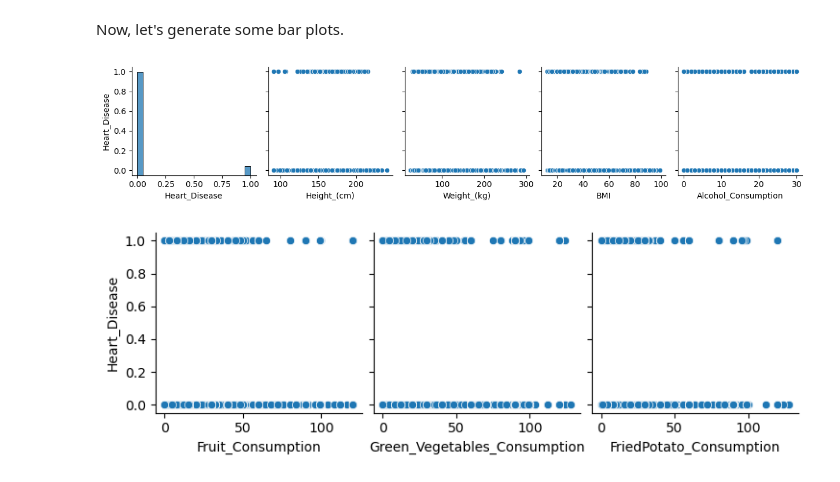
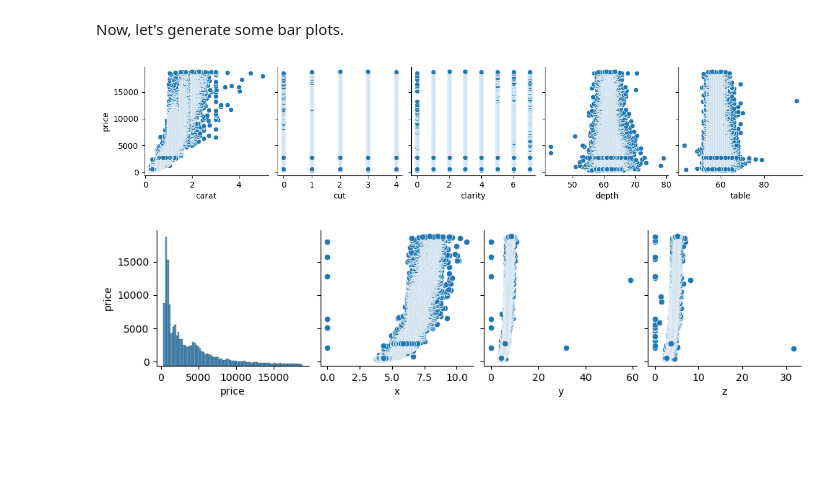
Before and after one commit to rininobaron/IBM_Machine_Learning_Professional_Certificate, a Jupyter notebook: COURSE_1_Exploratory_Data_Analysis_for_Machine_Learning/Week5/final-project-eda-ibm-course.ipynb, the cells around one changed output. Drawn from its saved outputs; the diff is of its cells as text; code cells hidden in the pictures; blank space fills up the shorter version.

Commit message:
Kaggle Notebook | Final_Project_EDA_IBM_Course | Version 3

```diff
--- a/COURSE_1_Exploratory_Data_Analysis_for_Machine_Learning/Week5/final-project-eda-ibm-course.ipynb
+++ b/COURSE_1_Exploratory_Data_Analysis_for_Machine_Learning/Week5/final-project-eda-ibm-course.ipynb
@@ -14,6 +14,6 @@ Data cleaning is a crucial step in the data preparation process for any analysis
 # %% [markdown]
 ## Reading and understanding our data
 # %%
-df = pd.read_csv("/kaggle/input/cardiovascular-diseases-risk-prediction-dataset/CVD_cleaned.csv")
+df = pd.read_csv("/kaggle/input/diamonds-price-dataset/diamonds.csv")
 df.head()
 # %% [output]
@@ -47,0 +62,3 @@ According to the output we have  308854 (0 to 308853), as well as 81 features wi
+# %%
+new_values = {'Ideal': 4, 'Premium': 3, 'Good': 1, 'Very Good': 2, 'Fair': 0}
+df["cut"] = df["cut"].replace(new_values)
@@ -48,3 +76,6 @@ According to the output we have  308854 (0 to 308853), as well as 81 features wi
+# %%
+new_values = {"I1": 0, "SI2": 1, "SI1": 2, "VS2": 3, "VS1": 4, "VVS2": 5, "VVS1": 6, "IF": 7}
+df["clarity"] = df["clarity"].replace(new_values)
 # %% [markdown]
 ## Statistical Description
 
@@ -80,5 +96,0 @@ Name: Heart_Disease, dtype: int64
-# %%
-binary_values = {'No': 0, 'Yes': 1}
-
-# Replace values using the dictionary
-df["Heart_Disease"] = df["Heart_Disease"].replace(binary_values)
@@ -134,8 +130,8 @@ Now, let's generate some bar plots.
 # %%
 for i in range(0, len(hous_num.columns), 5):
     sns.pairplot(data=hous_num,
                  x_vars=hous_num.columns[i:i+5],
-                 y_vars=['Heart_Disease'])
+                 y_vars=['price'])
 # %% [output]
-[figure, old version]
+[figure, new version]
-[figure, old version]
+[figure, new version]
```
Also changed, not shown: parts of 20 cells of this notebook.
